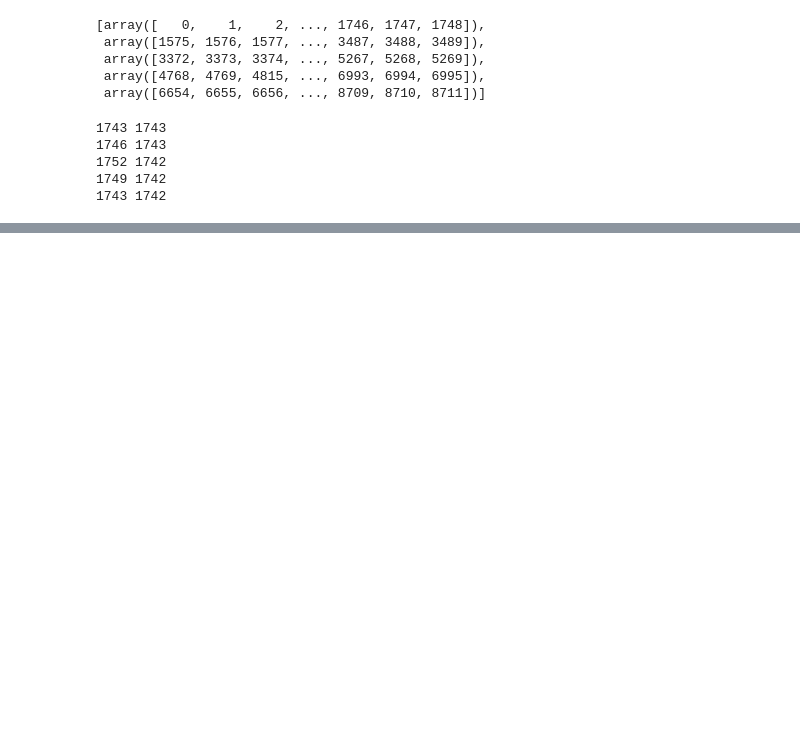
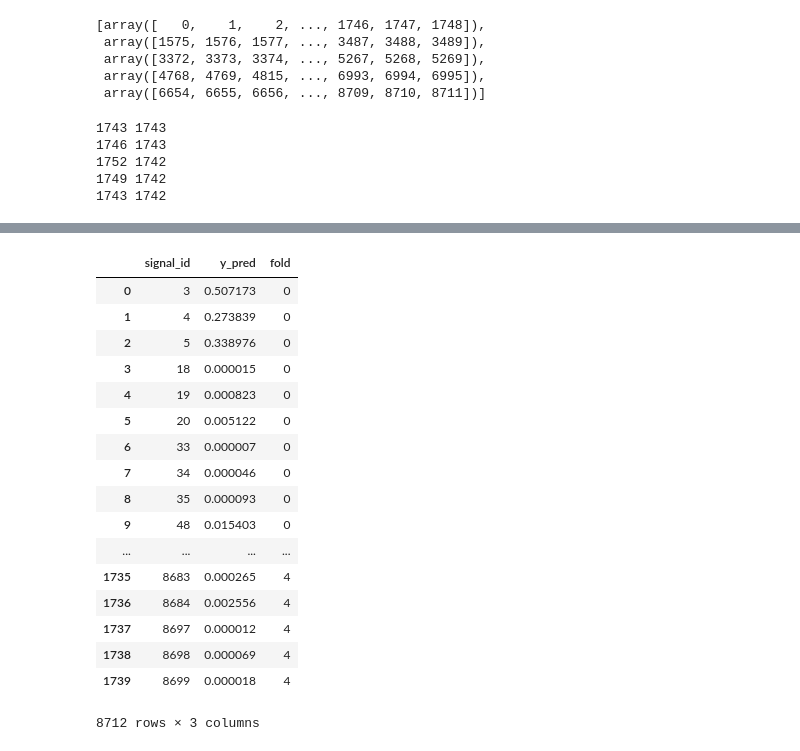
Before and after one commit to guchio3/kaggle-vsb, a Jupyter notebook: notebooks/e011_EDA.ipynb, the cells around one changed output, grey strips where cells are left out. Drawn from its saved outputs; the diff is of its cells as text; code cells hidden in the pictures; blank space fills up the shorter version.

```diff
--- a/notebooks/e011_EDA.ipynb
+++ b/notebooks/e011_EDA.ipynb
@@ -55,0 +66,31 @@ for labels in oofs[0]:
+# %%
+df_elems = []
+for i, oof in enumerate(zip(oofs[0], oofs[1])):
+    signal_id, y_pred = oof
+    _df = pd.DataFrame()
+    _df['signal_id'] = signal_id
+    _df['y_pred'] = y_pred
+    _df['fold'] = i
+    df_elems.append(_df)
+
+oof_df = pd.concat(df_elems, axis=0)
+oof_df
+# %% [output]
+|  | signal_id | y_pred | fold |
+| 0 | 3 | 0.507173 | 0 |
+| 1 | 4 | 0.273839 | 0 |
+| 2 | 5 | 0.338976 | 0 |
+| 3 | 18 | 0.000015 | 0 |
+| 4 | 19 | 0.000823 | 0 |
+| 5 | 20 | 0.005122 | 0 |
+| 6 | 33 | 0.000007 | 0 |
+| 7 | 34 | 0.000046 | 0 |
+| 8 | 35 | 0.000093 | 0 |
+| 9 | 48 | 0.015403 | 0 |
+| ... | ... | ... | ... |
+| 1735 | 8683 | 0.000265 | 4 |
+| 1736 | 8684 | 0.002556 | 4 |
+| 1737 | 8697 | 0.000012 | 4 |
+| 1738 | 8698 | 0.000069 | 4 |
+| 1739 | 8699 | 0.000018 | 4 |
+8712 rows × 3 columns
```
Also changed, not shown: parts of 21 cells of this notebook, 4 other files.
